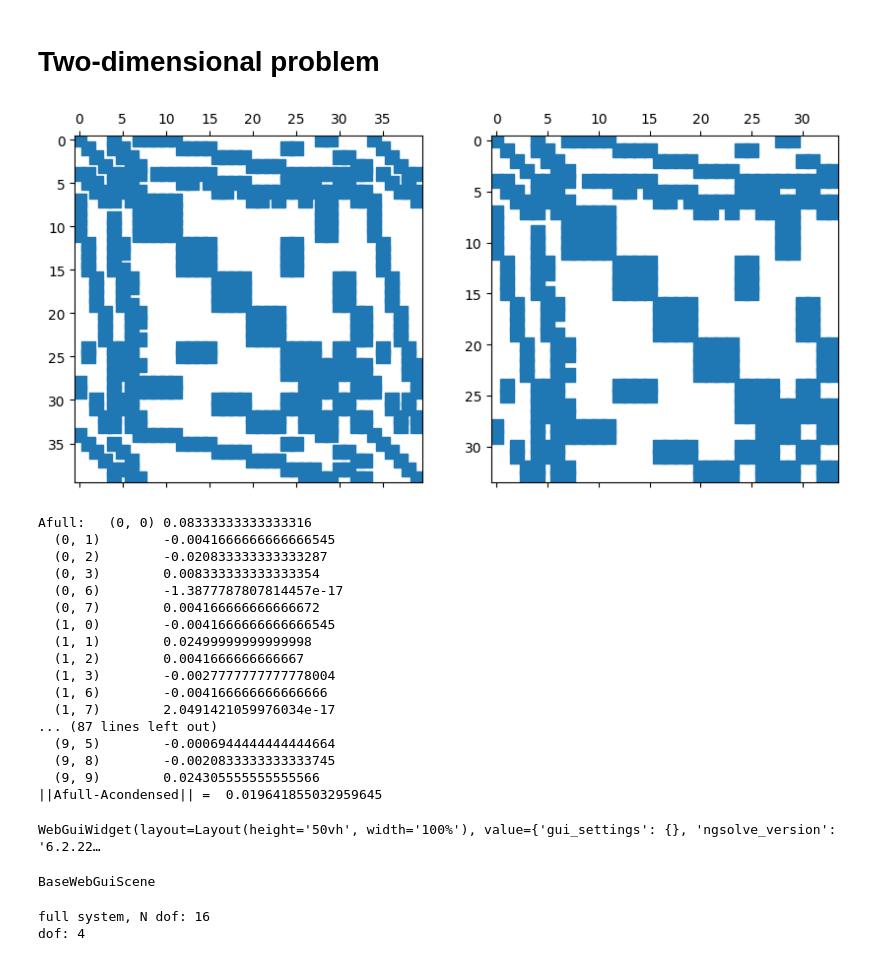
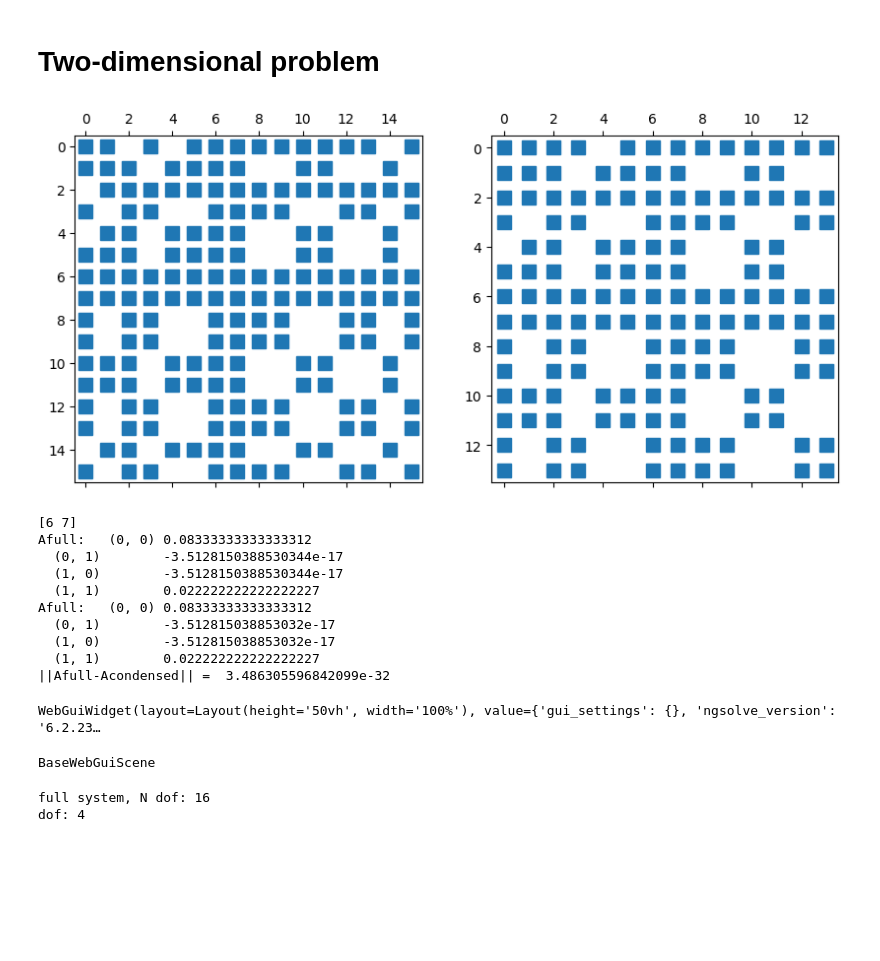
Before and after one commit to ManuelSanchezUribe/hdgmethods, a Jupyter notebook: CG_Poisson_condition_number.ipynb, the cells around one changed output. Cells and saved outputs as stored; diff of their text form; code cells hidden in the pictures; blank space fills up the shorter version.

```diff
--- a/CG_Poisson_condition_number.ipynb
+++ b/CG_Poisson_condition_number.ipynb
@@ -40,7 +40,9 @@ def testCG_full_condensed(mesh, p,db):
     ax[1].spy(Acondensed)
     plt.show()
 
-    fd = list(fes.FreeDofs(coupling=True))
+#     fd = list(fes.FreeDofs(coupling=True))
+    fd = np.nonzero(fes.FreeDofs(coupling=True))[0]
+    print(fd)
     Afullfree = Afull[fd,:][:,fd]
     Acondensedfree = Acondensed[fd,:][:,fd]
     print("Afull:", Afullfree)
@@ -125,31 +128,24 @@ uD    = 0
 dirichlet_boundary2d = 'left|bottom|right|top'
 # %%
 # Fix h
-h = 0.5
+h = 1.0
 mesh2d = Mesh(unit_square.GenerateMesh(maxh=h))
 
 testCG_full_condensed(mesh2d, p=3, db=dirichlet_boundary2d)
 Draw(mesh2d)
 # %% [output]
-[figure, old version]
+[figure, new version]
-Afull:   (0, 0) 0.08333333333333316
-  (0, 1)        -0.0041666666666666545
-  (0, 2)        -0.020833333333333287
-  (0, 3)        0.008333333333333354
-  (0, 6)        -1.3877787807814457e-17
-  (0, 7)        0.004166666666666672
-  (1, 0)        -0.0041666666666666545
-  (1, 1)        0.02499999999999998
-  (1, 2)        0.0041666666666667
-  (1, 3)        -0.0027777777777778004
-  (1, 6)        -0.004166666666666666
-  (1, 7)        2.0491421059976034e-17
-... (87 lines left out)
-  (9, 5)        -0.0006944444444444664
-  (9, 8)        -0.0020833333333333745
-  (9, 9)        0.024305555555555566
-||Afull-Acondensed|| =  0.019641855032959645
+[6 7]
+Afull:   (0, 0) 0.08333333333333312
+  (0, 1)        -3.5128150388530344e-17
+  (1, 0)        -3.5128150388530344e-17
+  (1, 1)        0.022222222222222227
+Afull:   (0, 0) 0.08333333333333312
+  (0, 1)        -3.512815038853032e-17
+  (1, 0)        -3.512815038853032e-17
+  (1, 1)        0.022222222222222227
+||Afull-Acondensed|| =  3.486305596842099e-32
-WebGuiWidget(layout=Layout(height='50vh', width='100%'), value={'gui_settings': {}, 'ngsolve_version': '6.2.22…
+WebGuiWidget(layout=Layout(height='50vh', width='100%'), value={'gui_settings': {}, 'ngsolve_version': '6.2.23…
 BaseWebGuiScene
 # %%
 gfu = SolvePoisson_CG(mesh2d, p=3, force=force2d, uD=uD, db=dirichlet_boundary2d, condense=False)
```
Also changed, not shown: parts of 1 cell of this notebook.
